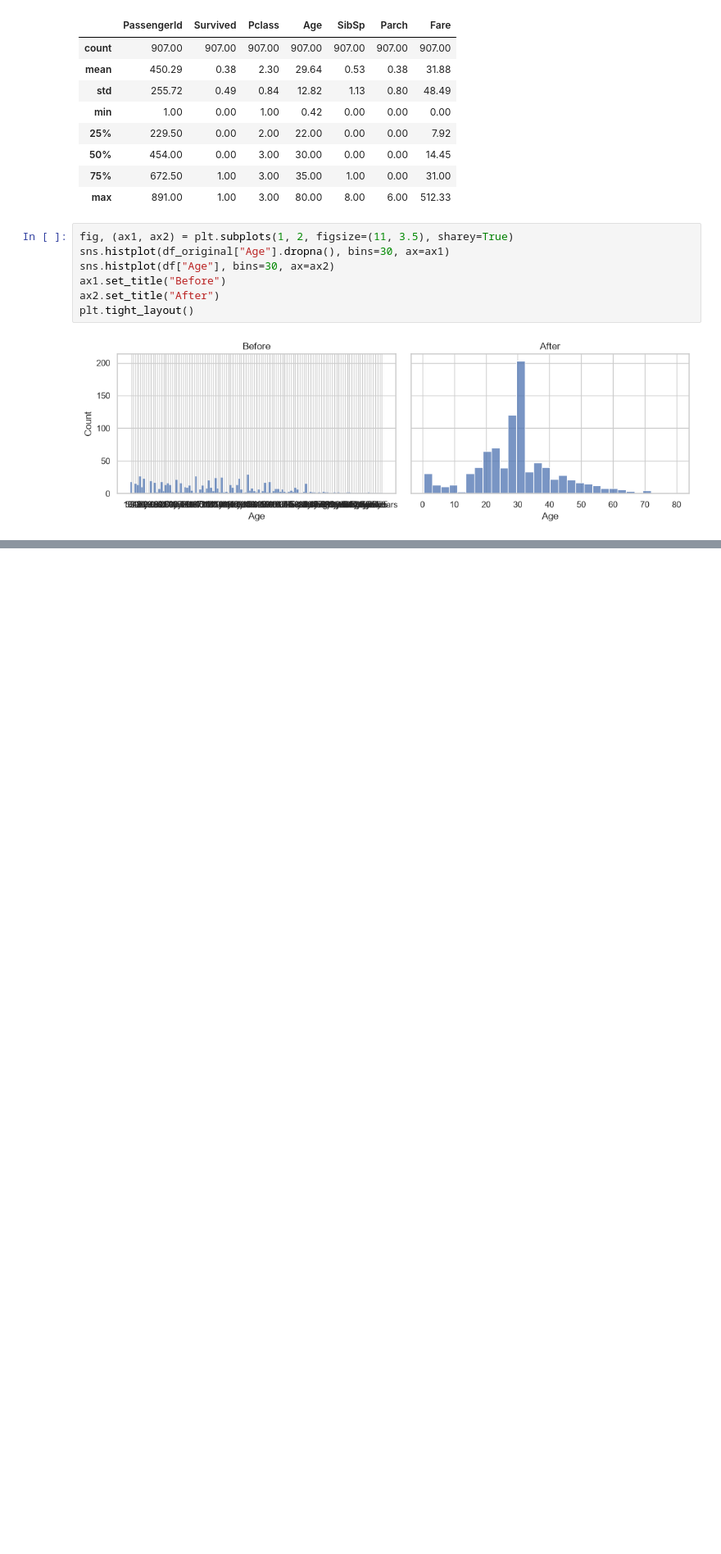
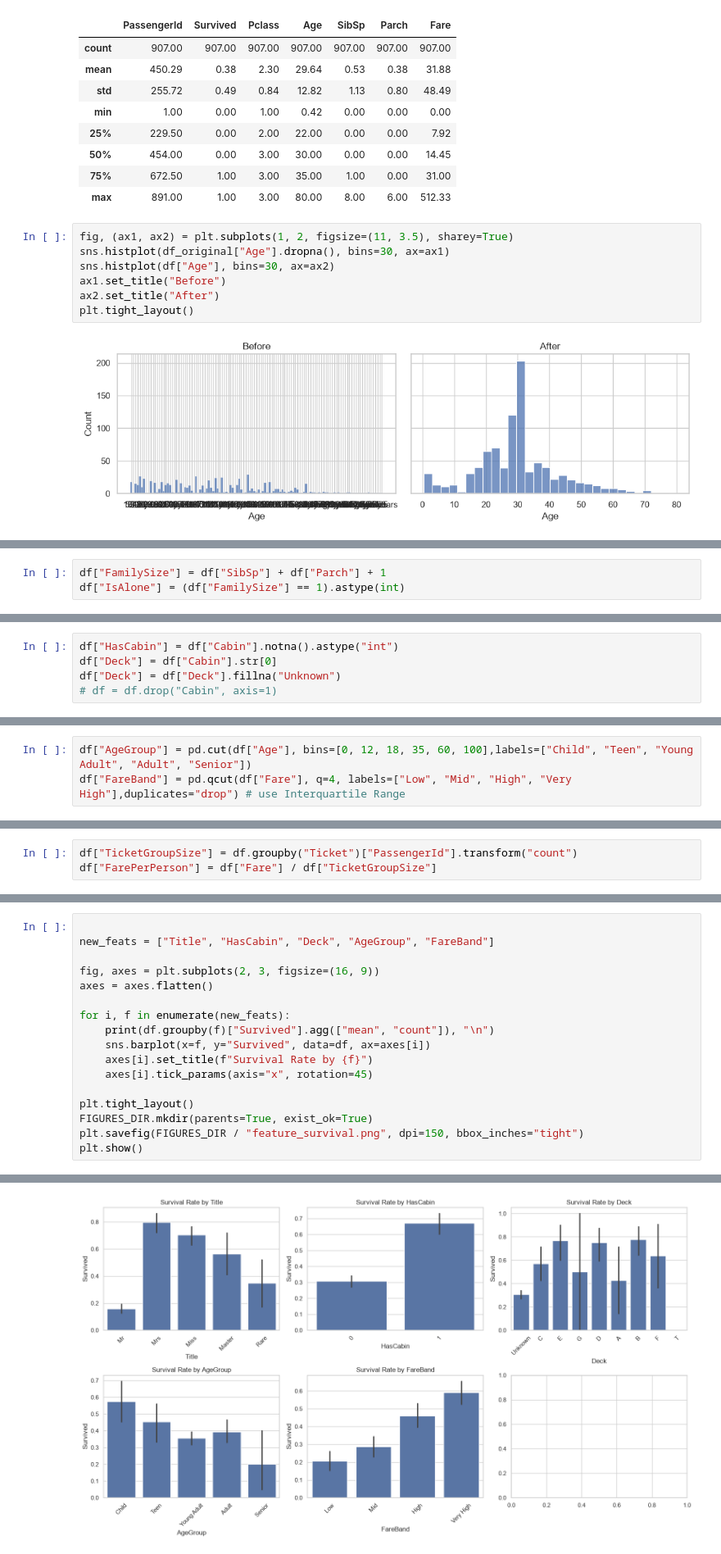
Before and after one commit to dhruv64776477/Titanic-data-analysis, a Jupyter notebook: notebooks/Titanic_Data_Analysis.ipynb, the cells around one changed output, grey strips where cells are left out. Shown at 82% size. Saved outputs shown, nothing was run; the diff lists cells and outputs as text; blank space fills up the shorter version.

```diff
--- a/notebooks/Titanic_Data_Analysis.ipynb
+++ b/notebooks/Titanic_Data_Analysis.ipynb
@@ -464,0 +548,3 @@ plt.tight_layout()
+# %%
+df["FamilySize"] = df["SibSp"] + df["Parch"] + 1
+df["IsAlone"] = (df["FamilySize"] == 1).astype(int)
@@ -464,0 +553,5 @@ plt.tight_layout()
+# %%
+df["HasCabin"] = df["Cabin"].notna().astype("int")
+df["Deck"] = df["Cabin"].str[0]
+df["Deck"] = df["Deck"].fillna("Unknown")
+# df = df.drop("Cabin", axis=1)
@@ -464,0 +569,3 @@ plt.tight_layout()
+# %%
+df["AgeGroup"] = pd.cut(df["Age"], bins=[0, 12, 18, 35, 60, 100],labels=["Child", "Teen", "Young Adult", "Adult", "Senior"])
+df["FareBand"] = pd.qcut(df["Fare"], q=4, labels=["Low", "Mid", "High", "Very High"],duplicates="drop") # use Interquartile Range
@@ -464,0 +574,3 @@ plt.tight_layout()
+# %%
+df["TicketGroupSize"] = df.groupby("Ticket")["PassengerId"].transform("count")
+df["FarePerPerson"] = df["Fare"] / df["TicketGroupSize"]
@@ -464,0 +579,18 @@ plt.tight_layout()
+# %%
+
+new_feats = ["Title", "HasCabin", "Deck", "AgeGroup", "FareBand"]
+
+fig, axes = plt.subplots(2, 3, figsize=(16, 9))
+axes = axes.flatten()
+
+for i, f in enumerate(new_feats):
+    print(df.groupby(f)["Survived"].agg(["mean", "count"]), "\n")
+    sns.barplot(x=f, y="Survived", data=df, ax=axes[i])
+    axes[i].set_title(f"Survival Rate by {f}")
+    axes[i].tick_params(axis="x", rotation=45)
+
+plt.tight_layout()
+FIGURES_DIR.mkdir(parents=True, exist_ok=True)
+plt.savefig(FIGURES_DIR / "feature_survival.png", dpi=150, bbox_inches="tight")
+plt.show()
+# %% [output]
@@ -464,0 +614 @@ plt.tight_layout()
+[figure, added]
```
Also changed, not shown: parts of 71 cells of this notebook, 4 other files.
